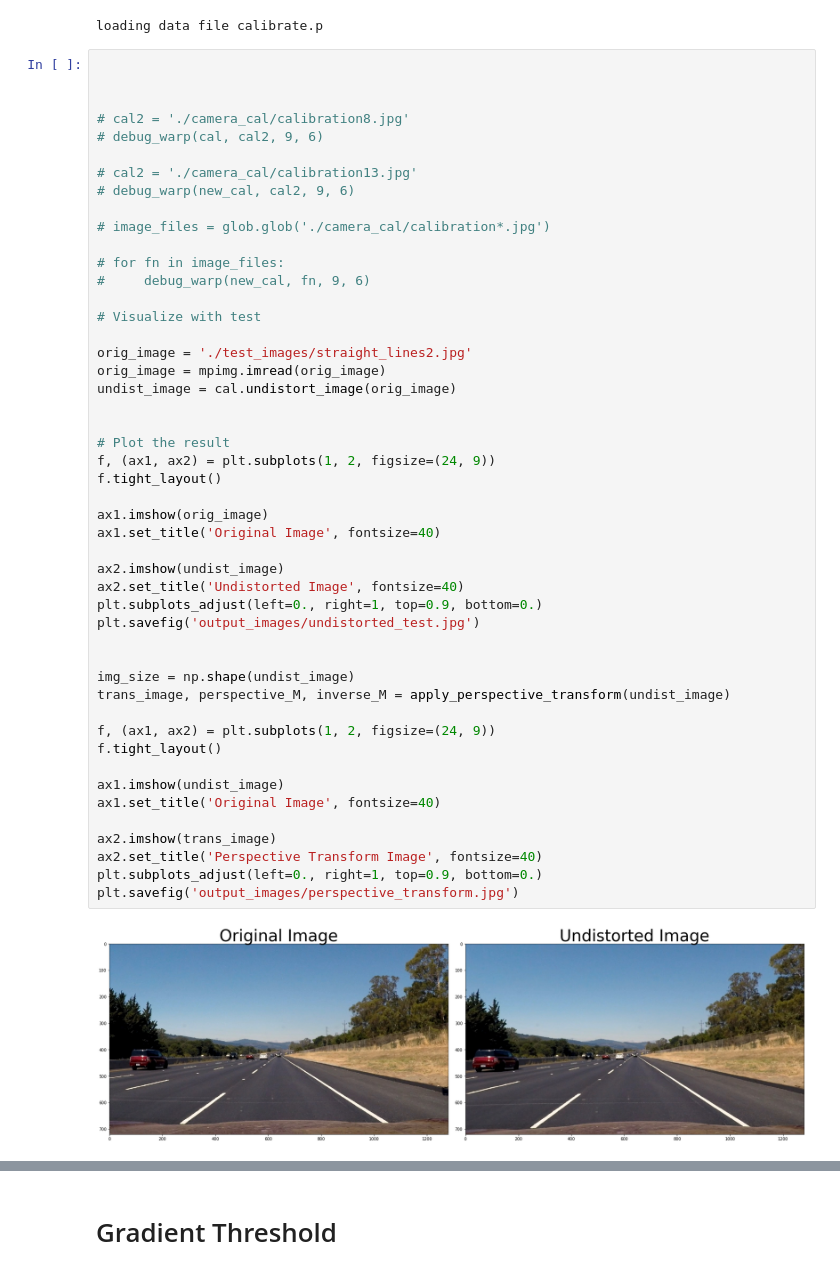
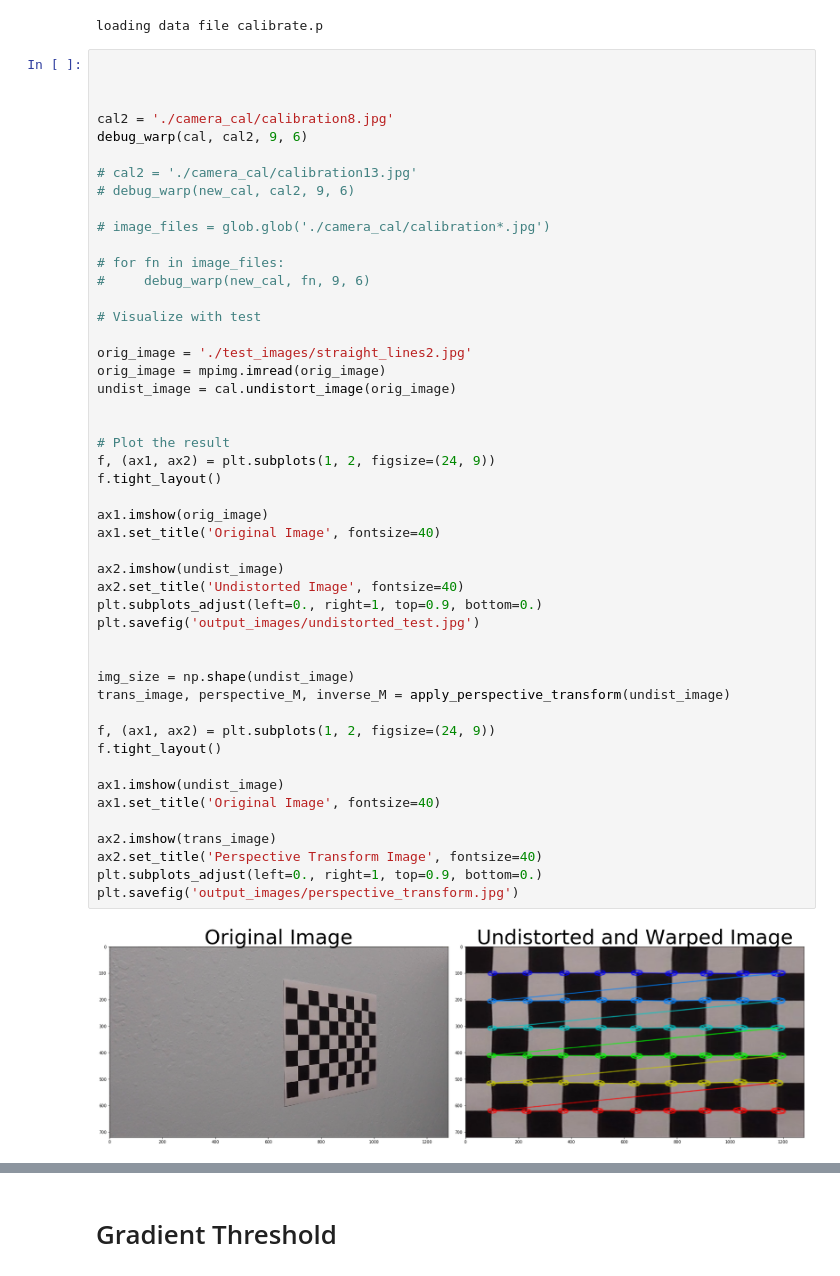
Before and after one commit to zacharyz/sdc-p4, a Jupyter notebook: Advanced-Lane-Lines.ipynb, the cells around one changed output, grey strips where cells are left out. Saved outputs shown, nothing was run; the diff lists cells and outputs as text.

```diff
--- a/Advanced-Lane-Lines.ipynb
+++ b/Advanced-Lane-Lines.ipynb
@@ -206,8 +206,8 @@ loading data file calibrate.p
 
 
 
-# cal2 = './camera_cal/calibration8.jpg'
-# debug_warp(cal, cal2, 9, 6)
+cal2 = './camera_cal/calibration8.jpg'
+debug_warp(cal, cal2, 9, 6)
 
 # cal2 = './camera_cal/calibration13.jpg'
 # debug_warp(new_cal, cal2, 9, 6)
@@ -224,31 +224,31 @@ orig_image = mpimg.imread(orig_image)
 undist_image = cal.undistort_image(orig_image)
 
 
 # Plot the result
 f, (ax1, ax2) = plt.subplots(1, 2, figsize=(24, 9))
 f.tight_layout()
 
 ax1.imshow(orig_image)
 ax1.set_title('Original Image', fontsize=40)
 
 ax2.imshow(undist_image)
 ax2.set_title('Undistorted Image', fontsize=40)
 plt.subplots_adjust(left=0., right=1, top=0.9, bottom=0.)
 plt.savefig('output_images/undistorted_test.jpg')
 
 
 img_size = np.shape(undist_image)
 trans_image, perspective_M, inverse_M = apply_perspective_transform(undist_image)
 
 f, (ax1, ax2) = plt.subplots(1, 2, figsize=(24, 9))
 f.tight_layout()
 
 ax1.imshow(undist_image)
 ax1.set_title('Original Image', fontsize=40)
 
 ax2.imshow(trans_image)
 ax2.set_title('Perspective Transform Image', fontsize=40)
 plt.subplots_adjust(left=0., right=1, top=0.9, bottom=0.)
 plt.savefig('output_images/perspective_transform.jpg')
 # %% [output]
-[figure, old version]
+[figure, new version]
```
Also changed, not shown: parts of 2 cells of this notebook, 8 other files.
